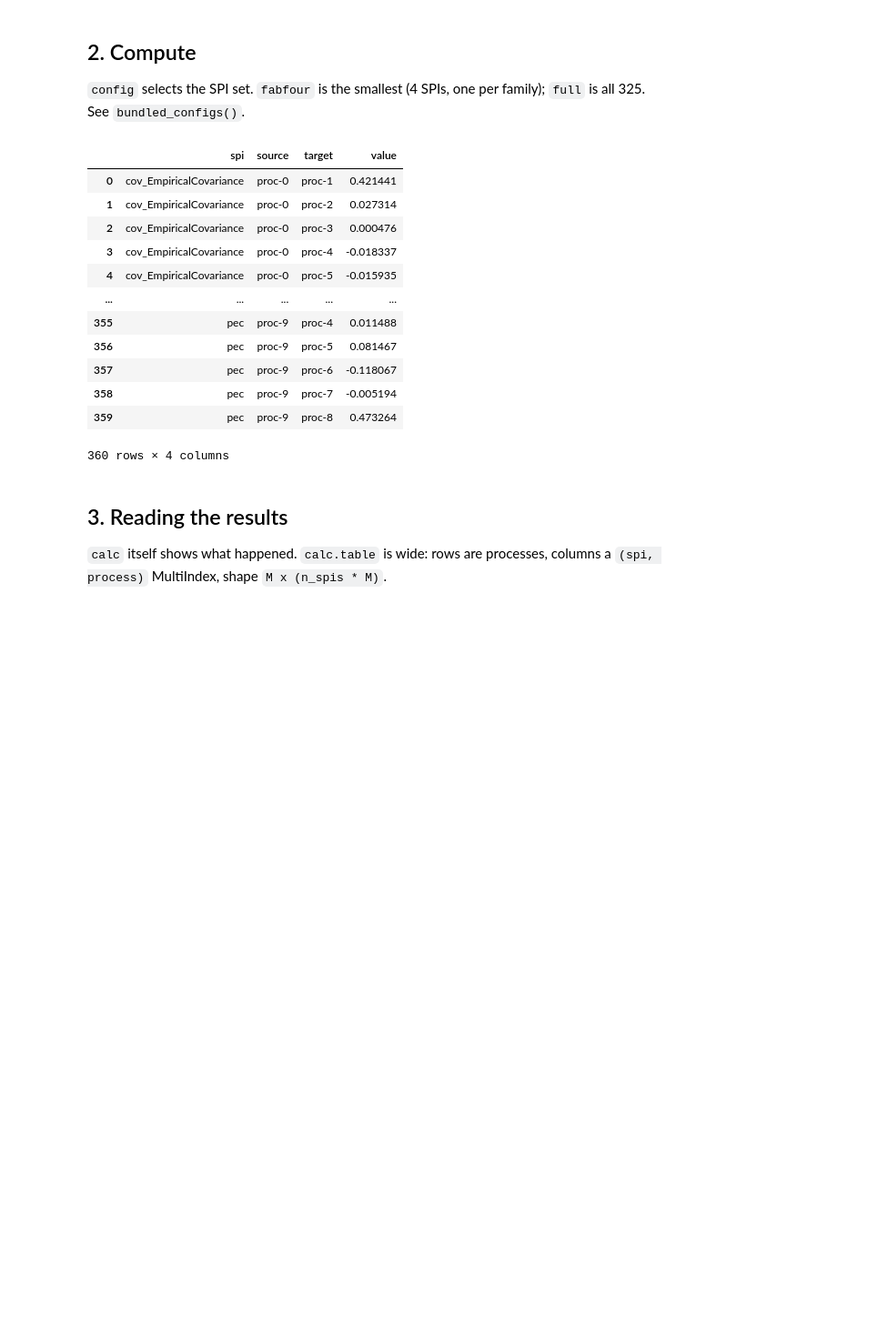
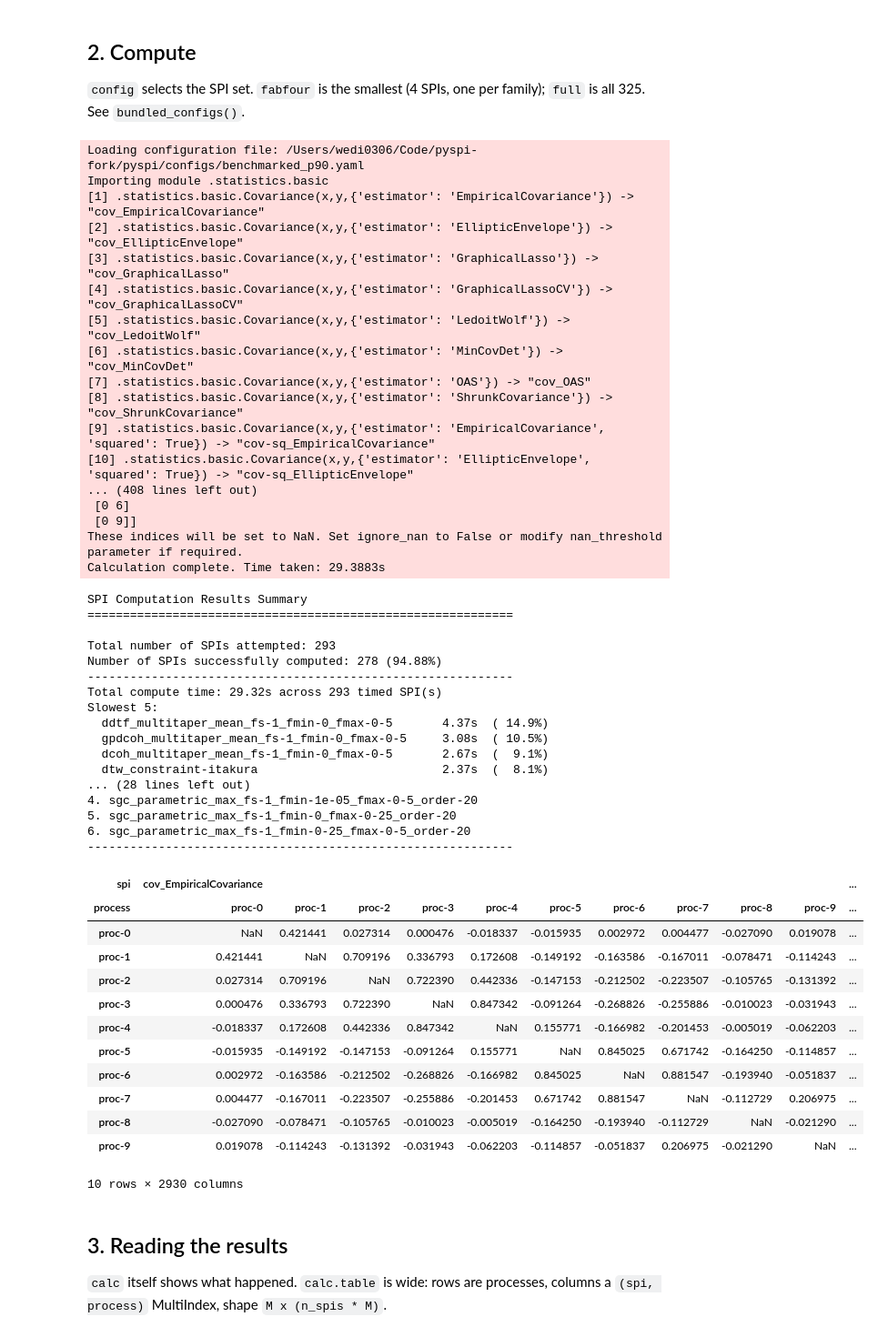
Before and after one commit to willedibam/pyspi, a Jupyter notebook: demos/pyspi_tutorial.ipynb, the cells around one changed output. Shown at 91% size. Cells and saved outputs as stored; diff of their text form; code cells hidden in the pictures; blank space fills up the shorter version.

```diff
--- a/demos/pyspi_tutorial.ipynb
+++ b/demos/pyspi_tutorial.ipynb
@@ -27,25 +27,59 @@ print(data.n_processes, "processes x", data.n_observations, "observations")
 `config` selects the SPI set. `fabfour` is the smallest (4 SPIs, one per family); `full` is all 325. See `bundled_configs()`.
 # %%
 calc = Calculator(dataset=data,
-                  config="fabfour",
-                  verbose=False)
+                  config="benchmarked_p90",
+                  verbose=True)
 calc.compute(progress=False)
 
-calc
+calc.table
 # %% [output]
+Loading configuration file: /Users/wedi0306/Code/pyspi-fork/pyspi/configs/benchmarked_p90.yaml
+Importing module .statistics.basic
+[1] .statistics.basic.Covariance(x,y,{'estimator': 'EmpiricalCovariance'}) -> "cov_EmpiricalCovariance"
+[2] .statistics.basic.Covariance(x,y,{'estimator': 'EllipticEnvelope'}) -> "cov_EllipticEnvelope"
+[3] .statistics.basic.Covariance(x,y,{'estimator': 'GraphicalLasso'}) -> "cov_GraphicalLasso"
+[4] .statistics.basic.Covariance(x,y,{'estimator': 'GraphicalLassoCV'}) -> "cov_GraphicalLassoCV"
+[5] .statistics.basic.Covariance(x,y,{'estimator': 'LedoitWolf'}) -> "cov_LedoitWolf"
+[6] .statistics.basic.Covariance(x,y,{'estimator': 'MinCovDet'}) -> "cov_MinCovDet"
+[7] .statistics.basic.Covariance(x,y,{'estimator': 'OAS'}) -> "cov_OAS"
+[8] .statistics.basic.Covariance(x,y,{'estimator': 'ShrunkCovariance'}) -> "cov_ShrunkCovariance"
+[9] .statistics.basic.Covariance(x,y,{'estimator': 'EmpiricalCovariance', 'squared': True}) -> "cov-sq_EmpiricalCovariance"
+[10] .statistics.basic.Covariance(x,y,{'estimator': 'EllipticEnvelope', 'squared': True}) -> "cov-sq_EllipticEnvelope"
+... (408 lines left out)
+ [0 6]
+ [0 9]]
+These indices will be set to NaN. Set ignore_nan to False or modify nan_threshold parameter if required.
+Calculation complete. Time taken: 29.3883s
+SPI Computation Results Summary
+============================================================
+
+Total number of SPIs attempted: 293
+Number of SPIs successfully computed: 278 (94.88%)
+------------------------------------------------------------
+Total compute time: 29.32s across 293 timed SPI(s)
+Slowest 5:
+  ddtf_multitaper_mean_fs-1_fmin-0_fmax-0-5       4.37s  ( 14.9%)
+  gpdcoh_multitaper_mean_fs-1_fmin-0_fmax-0-5     3.08s  ( 10.5%)
+  dcoh_multitaper_mean_fs-1_fmin-0_fmax-0-5       2.67s  (  9.1%)
+  dtw_constraint-itakura                          2.37s  (  8.1%)
+... (28 lines left out)
+4. sgc_parametric_max_fs-1_fmin-1e-05_fmax-0-5_order-20
+5. sgc_parametric_max_fs-1_fmin-0_fmax-0-25_order-20
+6. sgc_parametric_max_fs-1_fmin-0-25_fmax-0-5_order-20
+------------------------------------------------------------
-|  | spi | source | target | value |
-| 0 | cov_EmpiricalCovariance | proc-0 | proc-1 | 0.421441 |
-| 1 | cov_EmpiricalCovariance | proc-0 | proc-2 | 0.027314 |
-| 2 | cov_EmpiricalCovariance | proc-0 | proc-3 | 0.000476 |
-| 3 | cov_EmpiricalCovariance | proc-0 | proc-4 | -0.018337 |
-| 4 | cov_EmpiricalCovariance | proc-0 | proc-5 | -0.015935 |
-| ... | ... | ... | ... | ... |
-| 355 | pec | proc-9 | proc-4 | 0.011488 |
-| 356 | pec | proc-9 | proc-5 | 0.081467 |
-| 357 | pec | proc-9 | proc-6 | -0.118067 |
-| 358 | pec | proc-9 | proc-7 | -0.005194 |
-| 359 | pec | proc-9 | proc-8 | 0.473264 |
+| spi | cov_EmpiricalCovariance |  |  |  |  |  |  |  |  |  | ... |
+| process | proc-0 | proc-1 | proc-2 | proc-3 | proc-4 | proc-5 | proc-6 | proc-7 | proc-8 | proc-9 | ... |
+| proc-0 | NaN | 0.421441 | 0.027314 | 0.000476 | -0.018337 | -0.015935 | 0.002972 | 0.004477 | -0.027090 | 0.019078 | ... |
+| proc-1 | 0.421441 | NaN | 0.709196 | 0.336793 | 0.172608 | -0.149192 | -0.163586 | -0.167011 | -0.078471 | -0.114243 | ... |
+| proc-2 | 0.027314 | 0.709196 | NaN | 0.722390 | 0.442336 | -0.147153 | -0.212502 | -0.223507 | -0.105765 | -0.131392 | ... |
+| proc-3 | 0.000476 | 0.336793 | 0.722390 | NaN | 0.847342 | -0.091264 | -0.268826 | -0.255886 | -0.010023 | -0.031943 | ... |
+| proc-4 | -0.018337 | 0.172608 | 0.442336 | 0.847342 | NaN | 0.155771 | -0.166982 | -0.201453 | -0.005019 | -0.062203 | ... |
+| proc-5 | -0.015935 | -0.149192 | -0.147153 | -0.091264 | 0.155771 | NaN | 0.845025 | 0.671742 | -0.164250 | -0.114857 | ... |
+| proc-6 | 0.002972 | -0.163586 | -0.212502 | -0.268826 | -0.166982 | 0.845025 | NaN | 0.881547 | -0.193940 | -0.051837 | ... |
+| proc-7 | 0.004477 | -0.167011 | -0.223507 | -0.255886 | -0.201453 | 0.671742 | 0.881547 | NaN | -0.112729 | 0.206975 | ... |
+| proc-8 | -0.027090 | -0.078471 | -0.105765 | -0.010023 | -0.005019 | -0.164250 | -0.193940 | -0.112729 | NaN | -0.021290 | ... |
+| proc-9 | 0.019078 | -0.114243 | -0.131392 | -0.031943 | -0.062203 | -0.114857 | -0.051837 | 0.206975 | -0.021290 | NaN | ... |
-360 rows × 4 columns
+10 rows × 2930 columns
 # %% [markdown]
 ## 3. Reading the results
 
```
Also changed, not shown: parts of 7 cells of this notebook, 11 other files.
